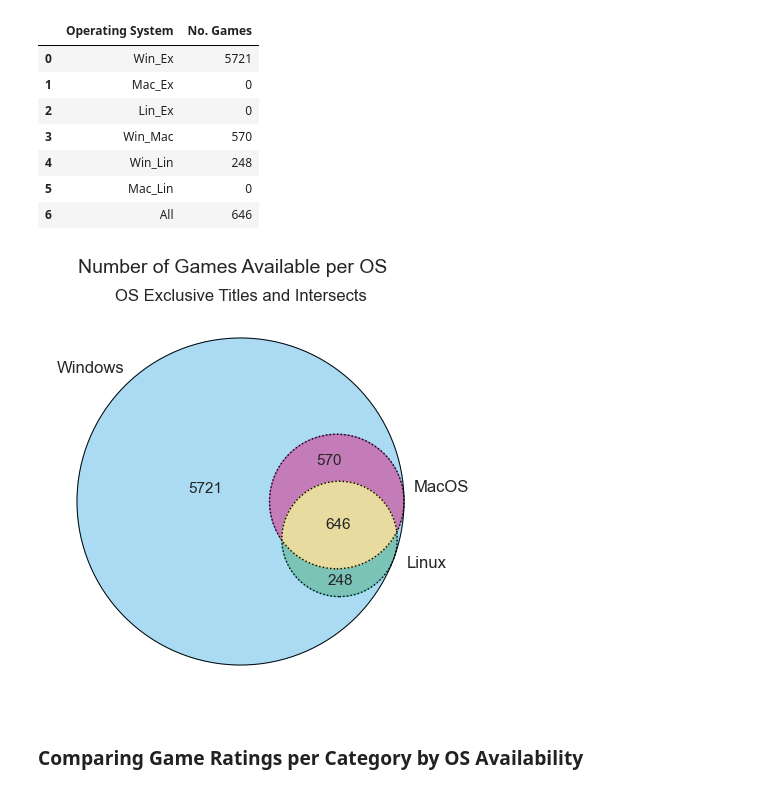
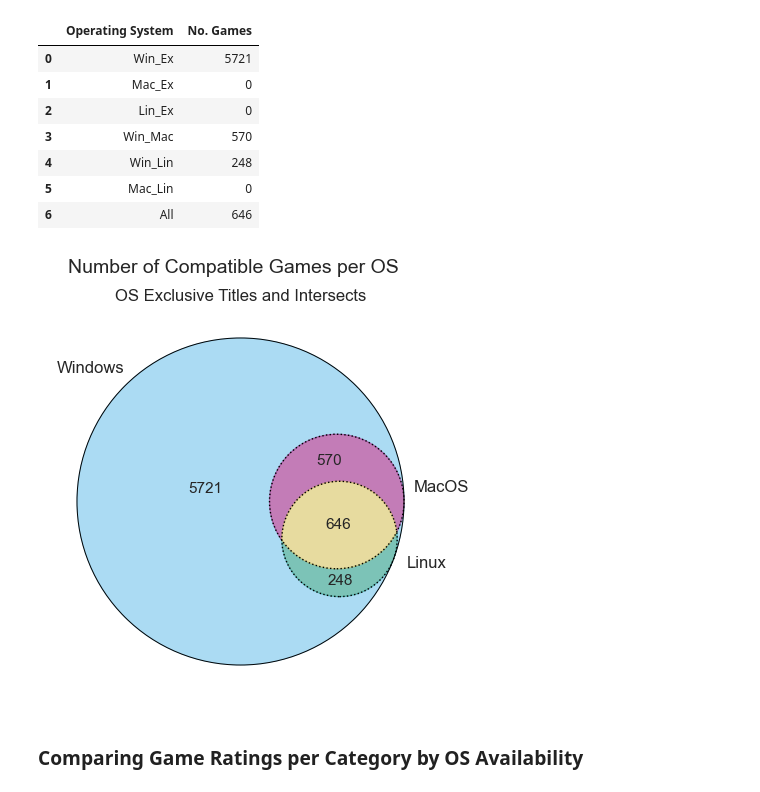
Before and after one commit to svenj-a/EDAV, a Jupyter notebook: EDAV01.ipynb, the cells around one changed output. Cells and saved outputs as stored; diff of their text form; code cells hidden in the pictures.

Commit message:
Updated Notebook
- headings
- describing texts
- variable names for the last two plots (value error), test again on other machines!

```diff
--- a/EDAV01.ipynb
+++ b/EDAV01.ipynb
@@ -264,7 +264,7 @@ venn_count
 | 6 | All | 646 |
 # %%
 venn_diag, ax = plt.subplots(figsize=(6, 5))
-plt.suptitle('Number of Games Available per OS', size=14)
+plt.suptitle('Number of Compatible Games per OS', size=14)
 plt.title('OS Exclusive Titles and Intersects', size=12)
 venn = venn3(subsets=(5721, 0, 570, 0, 248, 0, 646), set_labels=('Windows', 'MacOS', 'Linux'), alpha=0.7)
 circle = venn3_circles(subsets=(5721, 0, 570, 0, 248, 0, 646), linewidth=0.7)
@@ -280,34 +280,34 @@ venn.get_patch_by_id("101").set_color("#44AA99")
 venn.get_patch_by_id("111").set_color("#DDCC77")
 
 # adjust label position
 lbl = venn.get_label_by_id('A')
 x, y = lbl.get_position()
 lbl.set_position((x-0.12, y-0.12))
 
 lbl = venn.get_label_by_id('B')
 x, y = lbl.get_position()
 lbl.set_position((x+0.15, y-0.2))
 
 lbl = venn.get_label_by_id('C')
 x, y = lbl.get_position()
 lbl.set_position((x+0.3, y+0.16))
 
 # adjust label text size
 for text in venn.set_labels:
     text.set_fontsize(12)
 
 for text in venn.subset_labels:
     try:
         text.set_fontsize(11)
     except AttributeError:
         continue
 
 plt.show()
 
 fig = venn_diag.get_figure()
 fig.savefig('Figures/venn.png', dpi=300)
 # %% [output]
-[figure, old version]
+[figure, new version]
 # %% [markdown]
 ### Comparing Game Ratings per Category by OS Availability
 # %%
```
Also changed, not shown: parts of 5 cells of this notebook.
